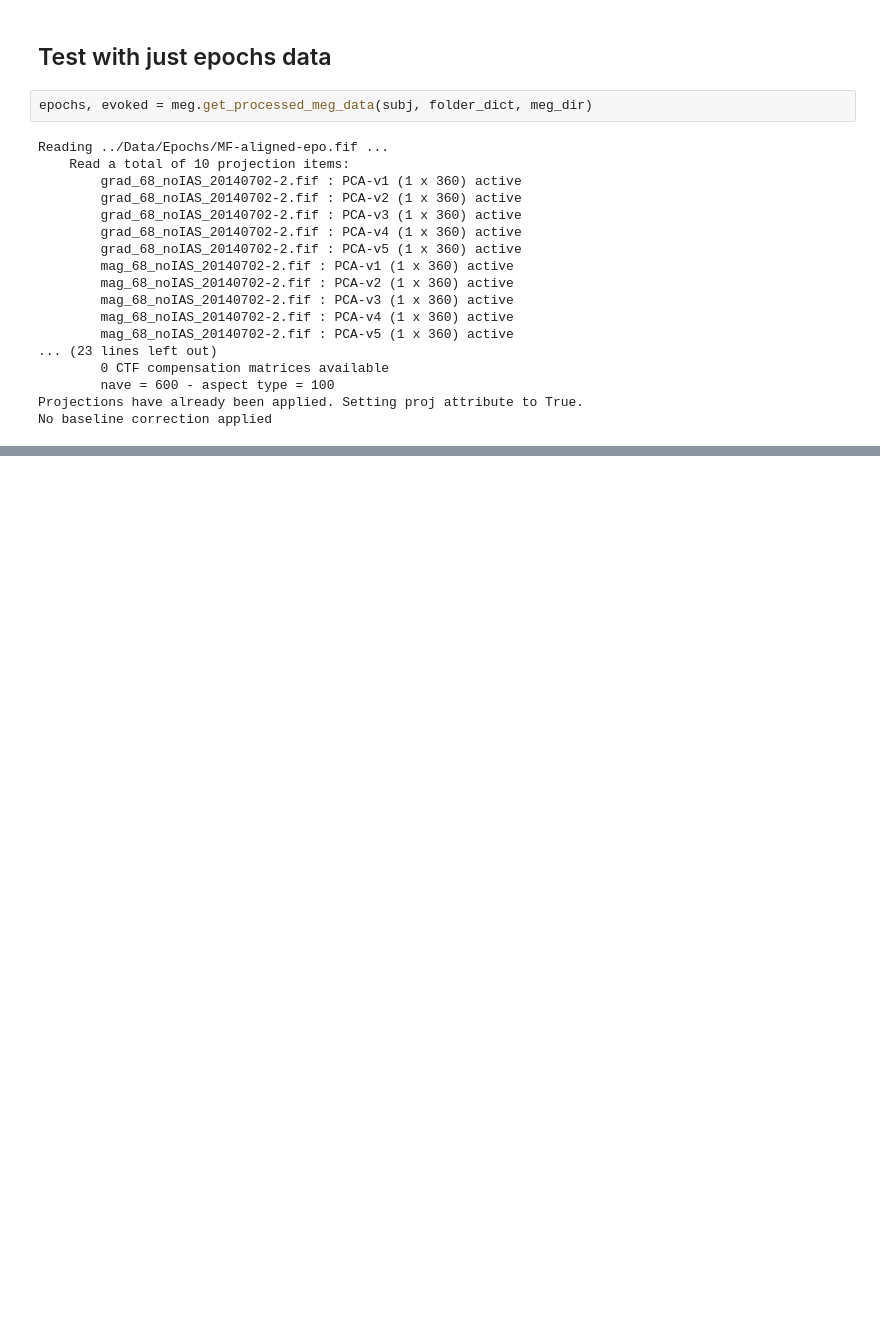
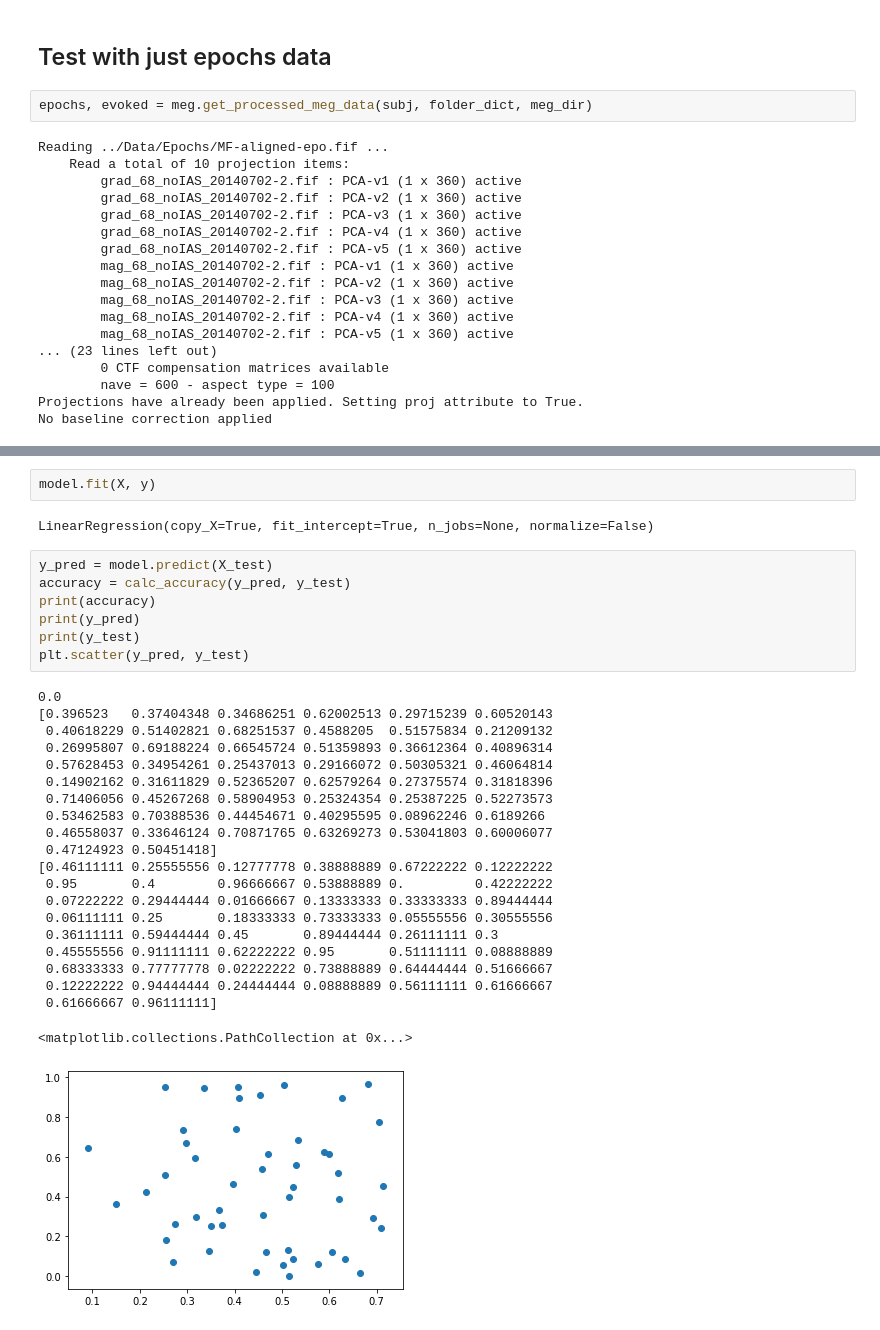
Before and after one commit to hmallen99/honors-thesis, a Jupyter notebook: code/test_ml.ipynb, the cells around one changed output, grey strips where cells are left out. Cells and saved outputs as stored; diff of their text form; blank space fills up the shorter version.

```diff
--- a/code/test_ml.ipynb
+++ b/code/test_ml.ipynb
@@ -319,0 +338,33 @@ y = np.array(y)
+# %%
+model.fit(X, y)
+# %% [output]
+LinearRegression(copy_X=True, fit_intercept=True, n_jobs=None, normalize=False)
+# %%
+y_pred = model.predict(X_test)
+accuracy = calc_accuracy(y_pred, y_test)
+print(accuracy)
+print(y_pred)
+print(y_test)
+plt.scatter(y_pred, y_test)
+# %% [output]
+0.0
+[0.396523   0.37404348 0.34686251 0.62002513 0.29715239 0.60520143
+ 0.40618229 0.51402821 0.68251537 0.4588205  0.51575834 0.21209132
+ 0.26995807 0.69188224 0.66545724 0.51359893 0.36612364 0.40896314
+ 0.57628453 0.34954261 0.25437013 0.29166072 0.50305321 0.46064814
+ 0.14902162 0.31611829 0.52365207 0.62579264 0.27375574 0.31818396
+ 0.71406056 0.45267268 0.58904953 0.25324354 0.25387225 0.52273573
+ 0.53462583 0.70388536 0.44454671 0.40295595 0.08962246 0.6189266
+ 0.46558037 0.33646124 0.70871765 0.63269273 0.53041803 0.60006077
+ 0.47124923 0.50451418]
+[0.46111111 0.25555556 0.12777778 0.38888889 0.67222222 0.12222222
+ 0.95       0.4        0.96666667 0.53888889 0.         0.42222222
+ 0.07222222 0.29444444 0.01666667 0.13333333 0.33333333 0.89444444
+ 0.06111111 0.25       0.18333333 0.73333333 0.05555556 0.30555556
+ 0.36111111 0.59444444 0.45       0.89444444 0.26111111 0.3
+ 0.45555556 0.91111111 0.62222222 0.95       0.51111111 0.08888889
+ 0.68333333 0.77777778 0.02222222 0.73888889 0.64444444 0.51666667
+ 0.12222222 0.94444444 0.24444444 0.08888889 0.56111111 0.61666667
+ 0.61666667 0.96111111]
+<matplotlib.collections.PathCollection at 0x...>
+[figure, added]
```
Also changed, not shown: parts of 16 cells of this notebook, 1 other file.
